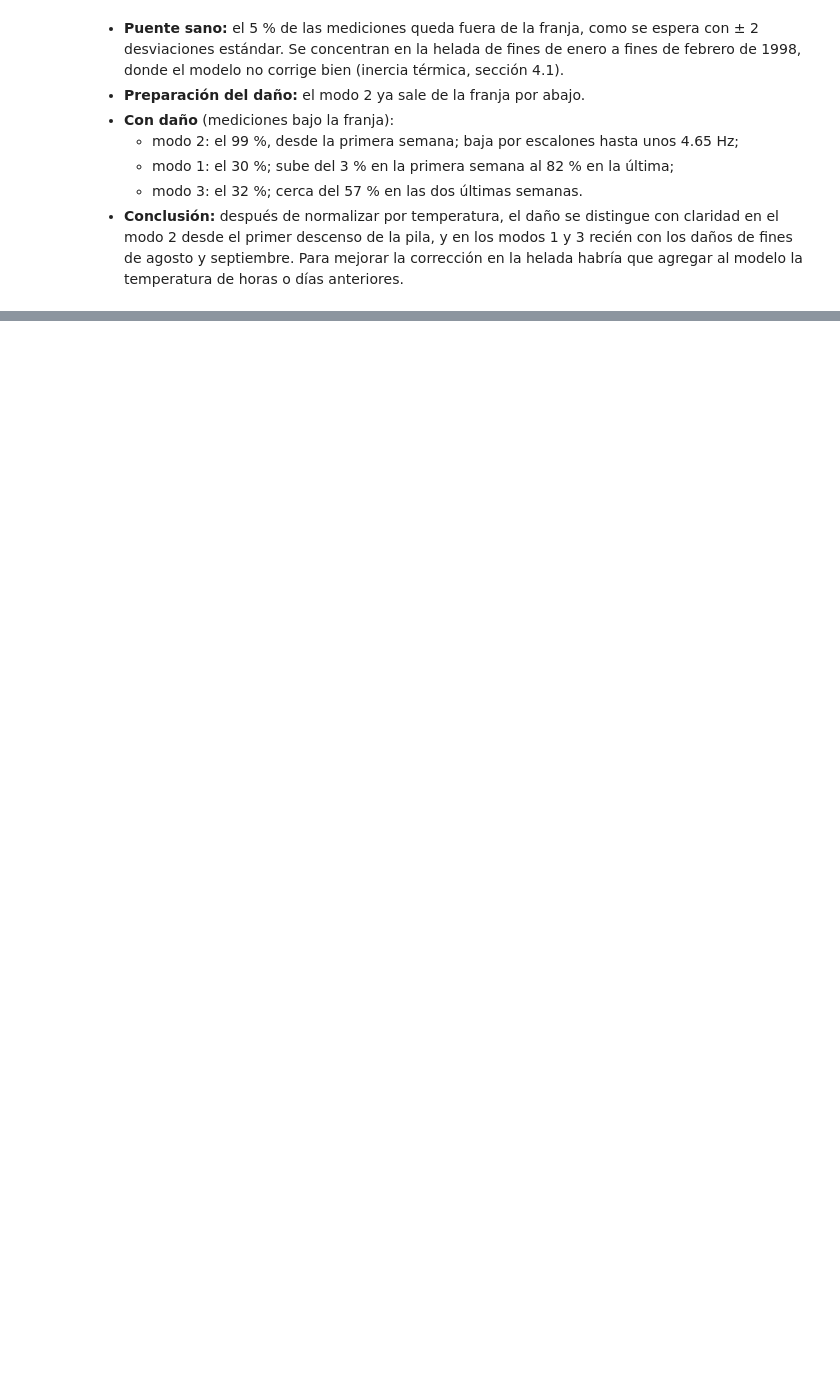
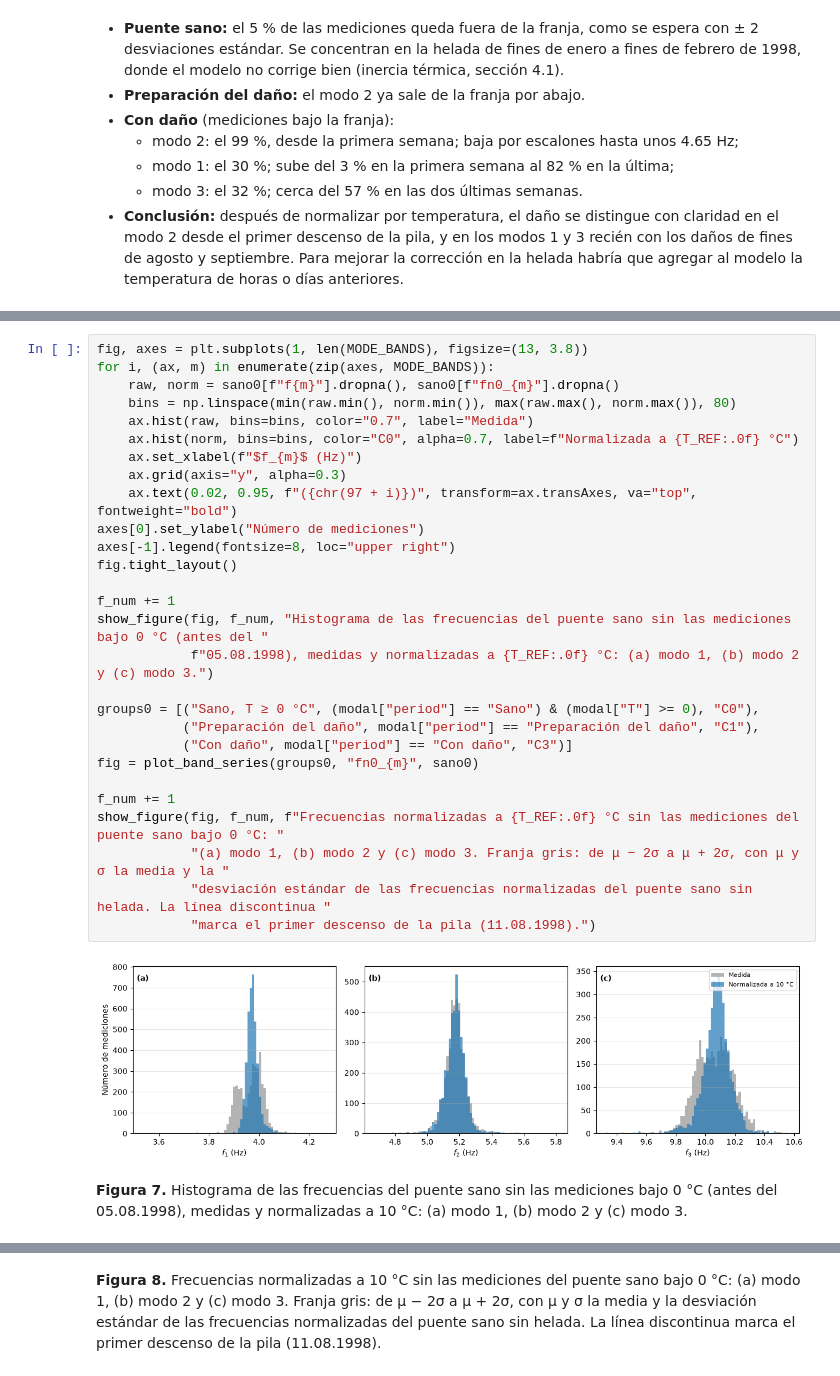
Before and after one commit to 25adiaz-apps/phd-civil-ualberta, a Jupyter notebook: structural-reliability/bridge-z24/z24_modal_distributions.ipynb, the cells around one changed output, grey strips where cells are left out. Saved outputs shown, nothing was run; the diff lists cells and outputs as text; blank space fills up the shorter version.

```diff
--- a/structural-reliability/bridge-z24/z24_modal_distributions.ipynb
+++ b/structural-reliability/bridge-z24/z24_modal_distributions.ipynb
@@ -490,0 +549,31 @@ show_figure(fig, f_num, f"Frecuencias normalizadas a {T_REF:.0f} °C (Ec. 3) a l
+# %%
+fig, axes = plt.subplots(1, len(MODE_BANDS), figsize=(13, 3.8))
+for i, (ax, m) in enumerate(zip(axes, MODE_BANDS)):
+    raw, norm = sano0[f"f{m}"].dropna(), sano0[f"fn0_{m}"].dropna()
+    bins = np.linspace(min(raw.min(), norm.min()), max(raw.max(), norm.max()), 80)
+    ax.hist(raw, bins=bins, color="0.7", label="Medida")
+    ax.hist(norm, bins=bins, color="C0", alpha=0.7, label=f"Normalizada a {T_REF:.0f} °C")
+    ax.set_xlabel(f"$f_{m}$ (Hz)")
+    ax.grid(axis="y", alpha=0.3)
+    ax.text(0.02, 0.95, f"({chr(97 + i)})", transform=ax.transAxes, va="top", fontweight="bold")
+axes[0].set_ylabel("Número de mediciones")
+axes[-1].legend(fontsize=8, loc="upper right")
+fig.tight_layout()
+
+f_num += 1
+show_figure(fig, f_num, "Histograma de las frecuencias del puente sano sin las mediciones bajo 0 °C (antes del "
+            f"05.08.1998), medidas y normalizadas a {T_REF:.0f} °C: (a) modo 1, (b) modo 2 y (c) modo 3.")
+
+groups0 = [("Sano, T ≥ 0 °C", (modal["period"] == "Sano") & (modal["T"] >= 0), "C0"),
+           ("Preparación del daño", modal["period"] == "Preparación del daño", "C1"),
+           ("Con daño", modal["period"] == "Con daño", "C3")]
+fig = plot_band_series(groups0, "fn0_{m}", sano0)
+
+f_num += 1
+show_figure(fig, f_num, f"Frecuencias normalizadas a {T_REF:.0f} °C sin las mediciones del puente sano bajo 0 °C: "
+            "(a) modo 1, (b) modo 2 y (c) modo 3. Franja gris: de μ − 2σ a μ + 2σ, con μ y σ la media y la "
+            "desviación estándar de las frecuencias normalizadas del puente sano sin helada. La línea discontinua "
+            "marca el primer descenso de la pila (11.08.1998).")
+# %% [output]
+[figure, added]
+**Figura 7.** Histograma de las frecuencias del puente sano sin las mediciones bajo 0 °C (antes del 05.08.1998), medidas y normalizadas a 10 °C: (a) modo 1, (b) modo 2 y (c) modo 3.
@@ -490,0 +581 @@ show_figure(fig, f_num, f"Frecuencias normalizadas a {T_REF:.0f} °C (Ec. 3) a l
+**Figura 8.** Frecuencias normalizadas a 10 °C sin las mediciones del puente sano bajo 0 °C: (a) modo 1, (b) modo 2 y (c) modo 3. Franja gris: de μ − 2σ a μ + 2σ, con μ y σ la media y la desviación estándar de las frecuencias normalizadas del puente sano sin helada. La línea discontinua marca el primer descenso de la pila (11.08.1998).
```
Also changed, not shown: parts of 7 cells of this notebook.
